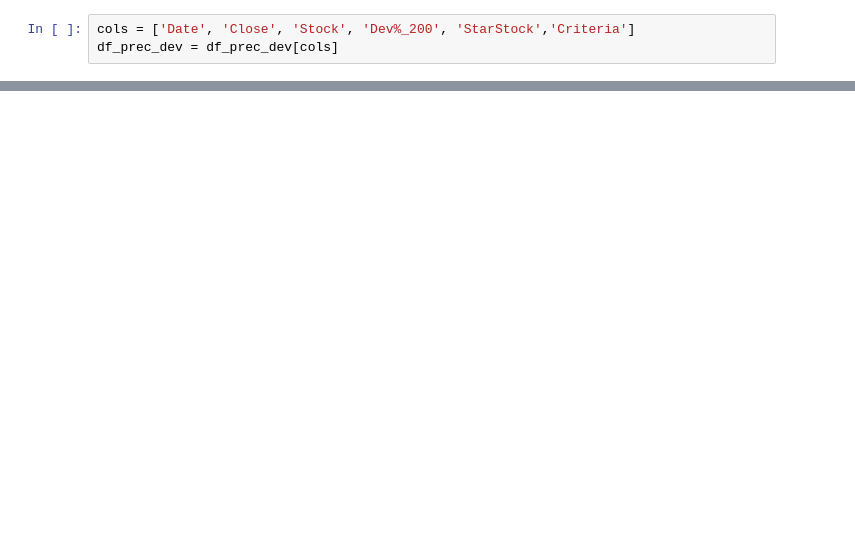
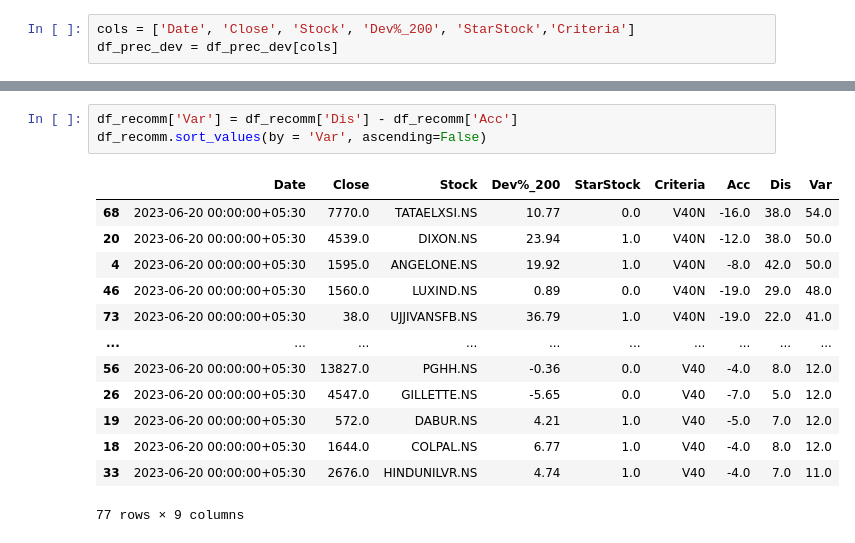
Before and after one commit to ankit-rathi/Data-Science-with-Python, a Jupyter notebook: Tradevesting/myProspects_Acc_Dis_Signals.ipynb, the cells around one changed output, grey strips where cells are left out. Saved outputs shown, nothing was run; the diff lists cells and outputs as text; blank space fills up the shorter version.

```diff
--- a/Tradevesting/myProspects_Acc_Dis_Signals.ipynb
+++ b/Tradevesting/myProspects_Acc_Dis_Signals.ipynb
@@ -252,0 +252,17 @@ df_recomm[df_recomm['Dev%_200'] > df_recomm['Dis']]
+# %%
+df_recomm['Var'] = df_recomm['Dis'] - df_recomm['Acc']
+df_recomm.sort_values(by = 'Var', ascending=False)
+# %% [output]
+|  | Date | Close | Stock | Dev%_200 | StarStock | Criteria | Acc | Dis | Var |
+| 68 | 2023-06-20 00:00:00+05:30 | 7770.0 | TATAELXSI.NS | 10.77 | 0.0 | V40N | -16.0 | 38.0 | 54.0 |
+| 20 | 2023-06-20 00:00:00+05:30 | 4539.0 | DIXON.NS | 23.94 | 1.0 | V40N | -12.0 | 38.0 | 50.0 |
+| 4 | 2023-06-20 00:00:00+05:30 | 1595.0 | ANGELONE.NS | 19.92 | 1.0 | V40N | -8.0 | 42.0 | 50.0 |
+| 46 | 2023-06-20 00:00:00+05:30 | 1560.0 | LUXIND.NS | 0.89 | 0.0 | V40N | -19.0 | 29.0 | 48.0 |
+| 73 | 2023-06-20 00:00:00+05:30 | 38.0 | UJJIVANSFB.NS | 36.79 | 1.0 | V40N | -19.0 | 22.0 | 41.0 |
+| ... | ... | ... | ... | ... | ... | ... | ... | ... | ... |
+| 56 | 2023-06-20 00:00:00+05:30 | 13827.0 | PGHH.NS | -0.36 | 0.0 | V40 | -4.0 | 8.0 | 12.0 |
+| 26 | 2023-06-20 00:00:00+05:30 | 4547.0 | GILLETTE.NS | -5.65 | 0.0 | V40 | -7.0 | 5.0 | 12.0 |
+| 19 | 2023-06-20 00:00:00+05:30 | 572.0 | DABUR.NS | 4.21 | 1.0 | V40 | -5.0 | 7.0 | 12.0 |
+| 18 | 2023-06-20 00:00:00+05:30 | 1644.0 | COLPAL.NS | 6.77 | 1.0 | V40 | -4.0 | 8.0 | 12.0 |
+| 33 | 2023-06-20 00:00:00+05:30 | 2676.0 | HINDUNILVR.NS | 4.74 | 1.0 | V40 | -4.0 | 7.0 | 11.0 |
+77 rows × 9 columns
```
Also changed, not shown: parts of 8 cells of this notebook.
